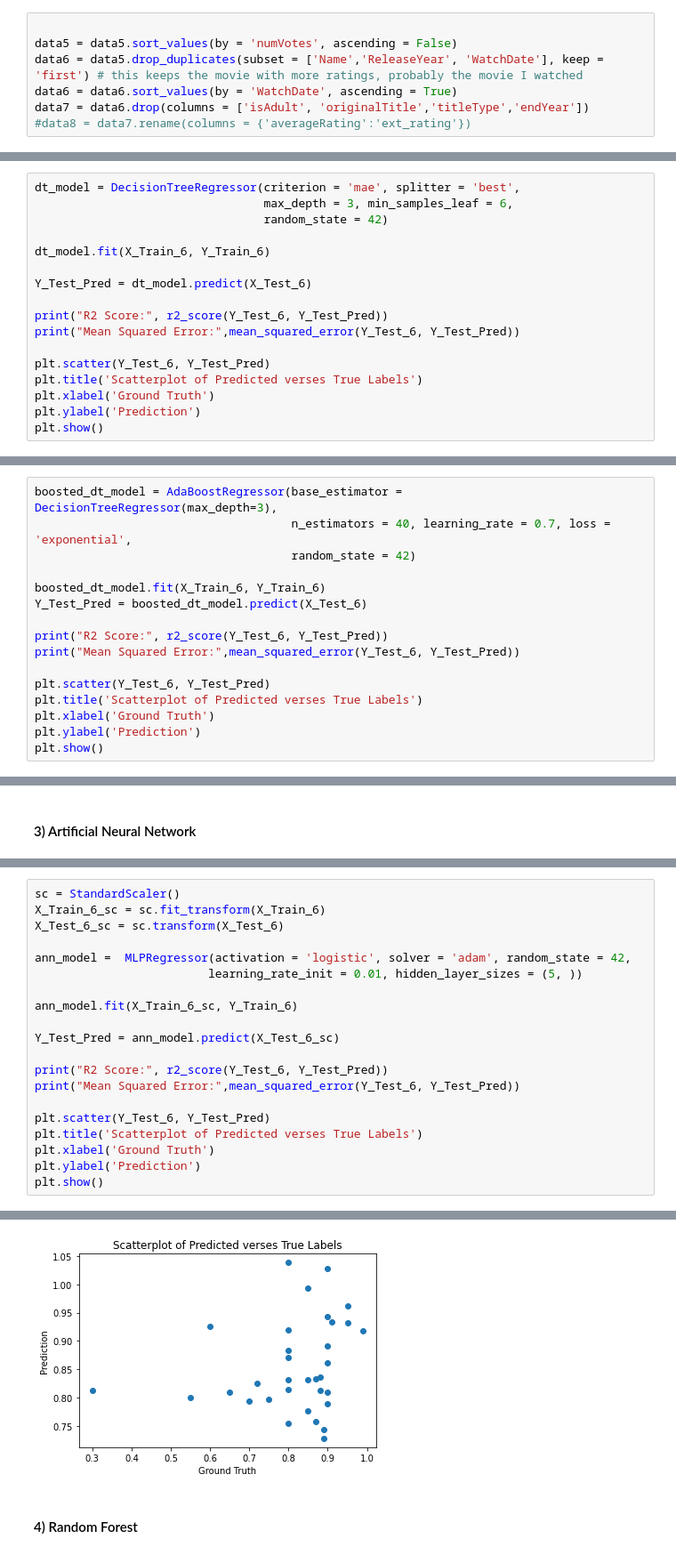
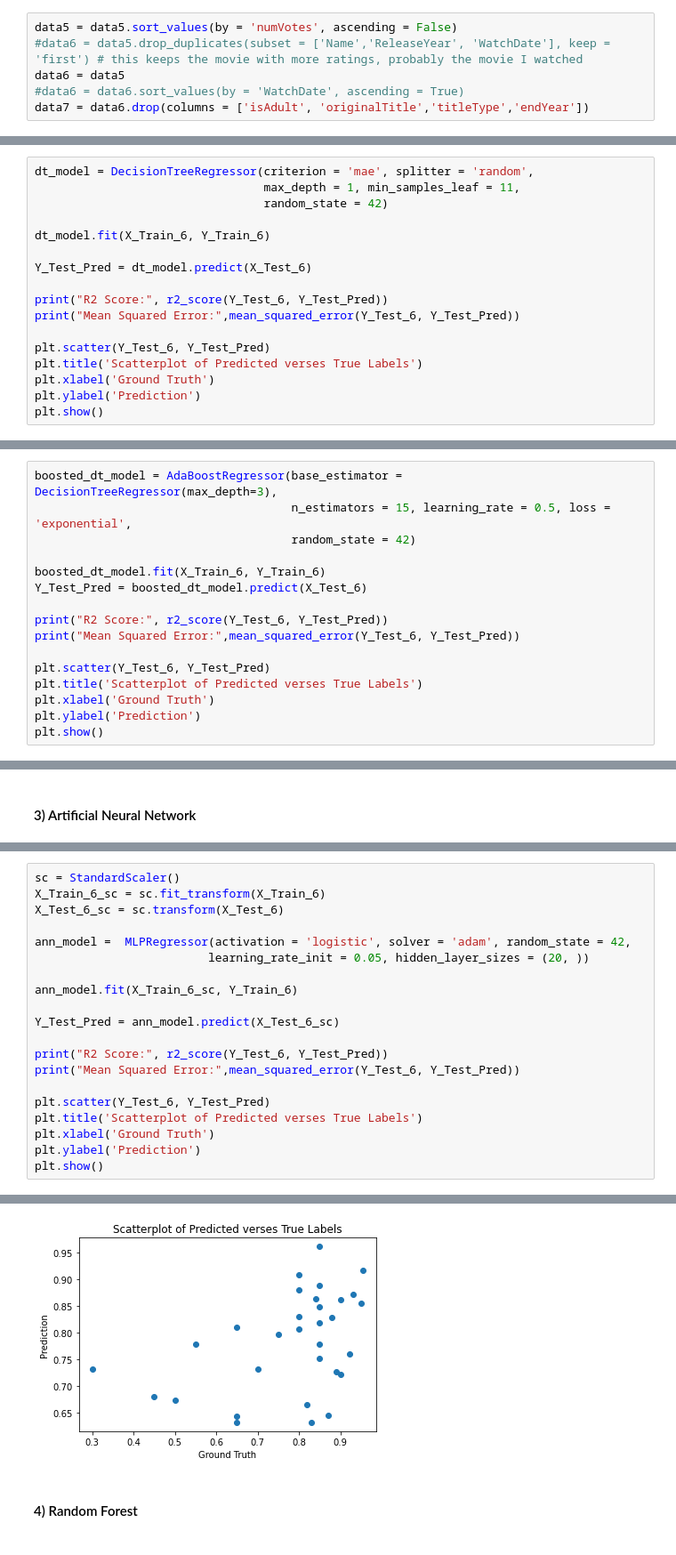
Before and after one commit to amandahutter/Movies-Analysis, a Jupyter notebook: Movies.ipynb, the cells around one changed output, grey strips where cells are left out. Shown at 89% size. Drawn from its saved outputs; the diff is of its cells as text.

```diff
--- a/Movies.ipynb
+++ b/Movies.ipynb
@@ -1756,12 +1786,11 @@ basics[basics['primaryTitle'].str.contains('Wizard of L', na = False)]
 # %% [markdown]
 Clean up Duplicates
 # %%
-
 data5 = data5.sort_values(by = 'numVotes', ascending = False)
-data6 = data5.drop_duplicates(subset = ['Name','ReleaseYear', 'WatchDate'], keep = 'first') # this keeps the movie with more ratings, probably the movie I watched
-data6 = data6.sort_values(by = 'WatchDate', ascending = True)
+#data6 = data5.drop_duplicates(subset = ['Name','ReleaseYear', 'WatchDate'], keep = 'first') # this keeps the movie with more ratings, probably the movie I watched
+data6 = data5
+#data6 = data6.sort_values(by = 'WatchDate', ascending = True)
 data7 = data6.drop(columns = ['isAdult', 'originalTitle','titleType','endYear'])
-#data8 = data7.rename(columns = {'averageRating':'ext_rating'})
 # %%
 print(data7.shape)
 # %% [output]
@@ -2740,6 +2781,6 @@ Mean Squared Error: 0.036781144781144776
 # %%
-dt_model = DecisionTreeRegressor(criterion = 'mae', splitter = 'best',
-                                 max_depth = 3, min_samples_leaf = 6,
+dt_model = DecisionTreeRegressor(criterion = 'mae', splitter = 'random',
+                                 max_depth = 1, min_samples_leaf = 11,
                                  random_state = 42)
 
 dt_model.fit(X_Train_6, Y_Train_6)
@@ -2778,6 +2822,6 @@ Mean Squared Error: 0.018444664325647064
 # %%
 boosted_dt_model = AdaBoostRegressor(base_estimator = DecisionTreeRegressor(max_depth=3),
-                                     n_estimators = 40, learning_rate = 0.7, loss = 'exponential',
+                                     n_estimators = 15, learning_rate = 0.5, loss = 'exponential',
                                      random_state = 42)
 
 boosted_dt_model.fit(X_Train_6, Y_Train_6)
@@ -2821,7 +2868,7 @@ X_Train_6_sc = sc.fit_transform(X_Train_6)
 X_Test_6_sc = sc.transform(X_Test_6)
 
 ann_model =  MLPRegressor(activation = 'logistic', solver = 'adam', random_state = 42,
-                         learning_rate_init = 0.01, hidden_layer_sizes = (5, ))
+                         learning_rate_init = 0.05, hidden_layer_sizes = (20, ))
 
 ann_model.fit(X_Train_6_sc, Y_Train_6)
 
@@ -2841,4 +2888,4 @@ Mean Squared Error: 0.021415822690373666
-[figure, old version]
+[figure, new version]
 # %% [markdown]
 #### 4) Random Forest
 # %%
```
Also changed, not shown: parts of 106 cells of this notebook.
